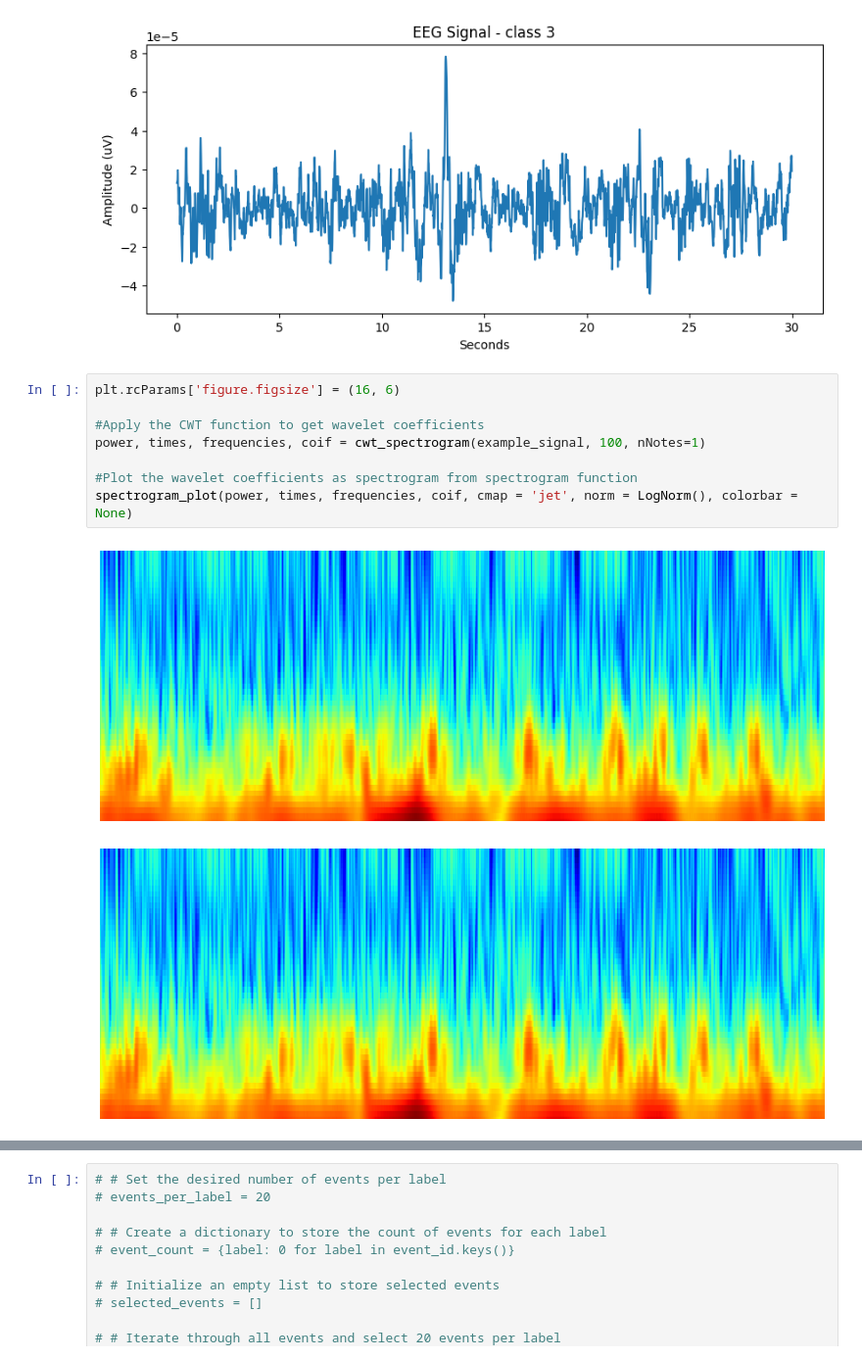
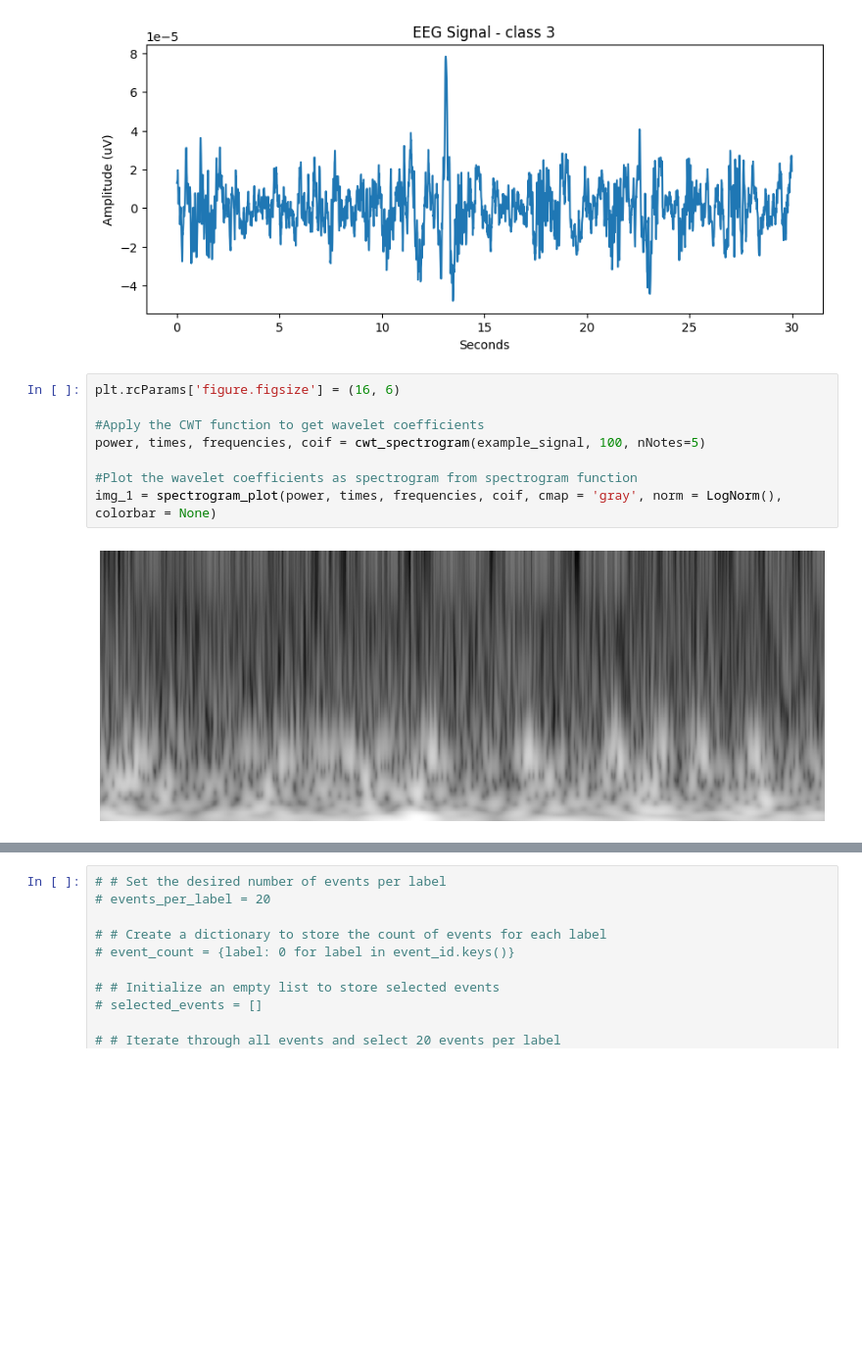
Before and after one commit to msverker/Bachelor_Thesis, a Jupyter notebook: EDF_Dataloader.ipynb, the cells around one changed output, grey strips where cells are left out. Shown at 98% size. Drawn from its saved outputs; the diff is of its cells as text; blank space fills up the shorter version.

```diff
--- a/EDF_Dataloader.ipynb
+++ b/EDF_Dataloader.ipynb
@@ -187,14 +187,13 @@ plt.show()
 # %%
 plt.rcParams['figure.figsize'] = (16, 6)
 
 #Apply the CWT function to get wavelet coefficients
-power, times, frequencies, coif = cwt_spectrogram(example_signal, 100, nNotes=1)
+power, times, frequencies, coif = cwt_spectrogram(example_signal, 100, nNotes=5)
 
 #Plot the wavelet coefficients as spectrogram from spectrogram function
-spectrogram_plot(power, times, frequencies, coif, cmap = 'jet', norm = LogNorm(), colorbar = None)
+img_1 = spectrogram_plot(power, times, frequencies, coif, cmap = 'gray', norm = LogNorm(), colorbar = None)
 # %% [output]
-[figure, old version]
+[figure, new version]
-[figure, removed]
 # %%
 plt.rcParams['figure.figsize'] = (16, 6)
 
```
Also changed, not shown: parts of 1 cell of this notebook, 2 other files.
